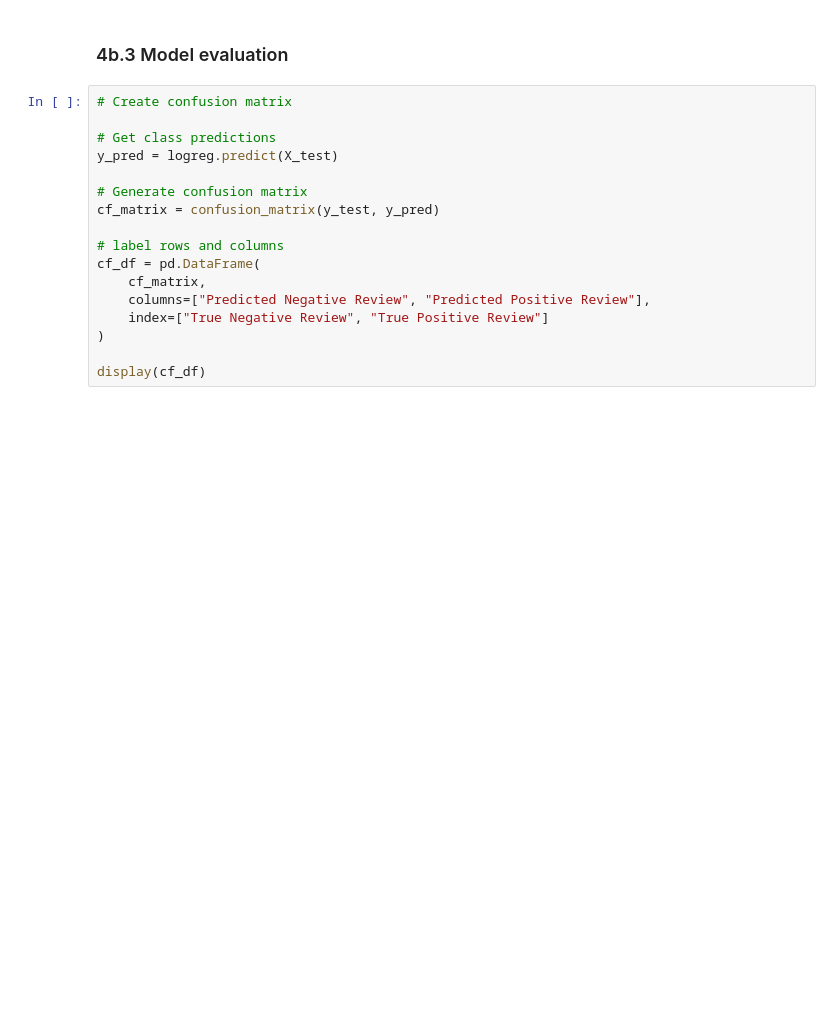
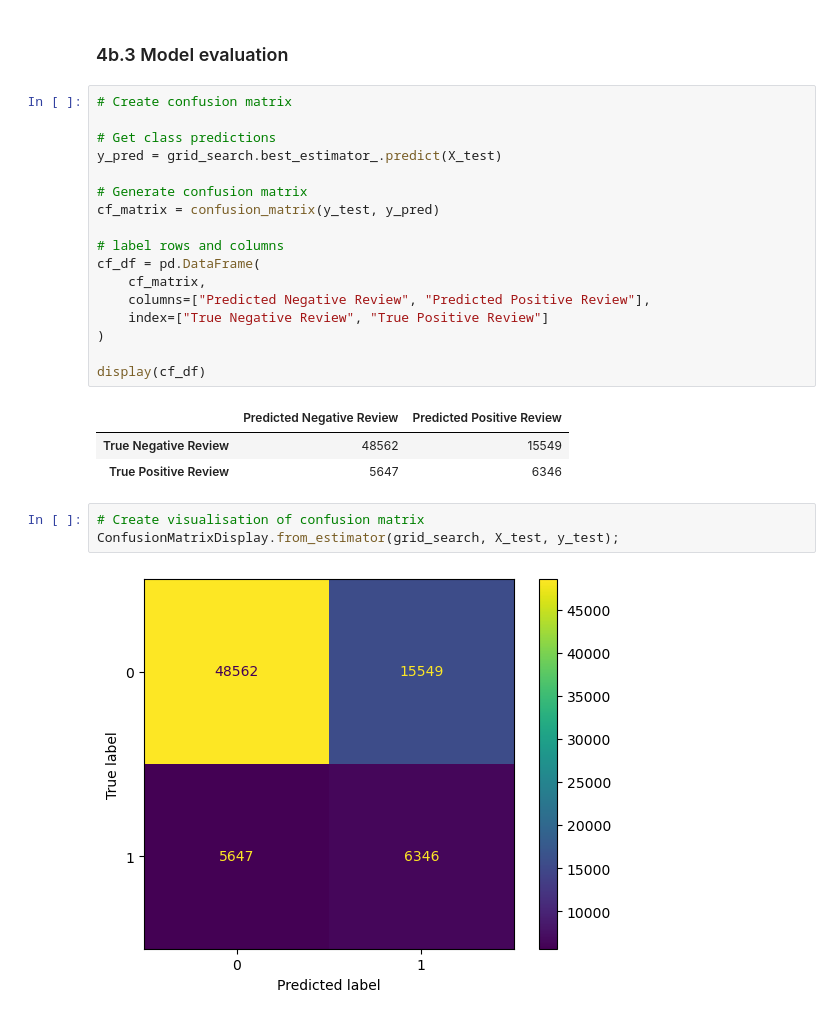
Before and after one commit to diego2017/capstone_disease_predictor, a Jupyter notebook: notebooks/04b-modelling_decision_tree_os.ipynb, the cells around one changed output. Saved outputs shown, nothing was run; the diff lists cells and outputs as text; blank space fills up the shorter version.

```diff
--- a/notebooks/04b-modelling_decision_tree.ipynb
+++ b/notebooks/04b-modelling_decision_tree_os.ipynb
@@ -156,7 +151,7 @@ Best estimator Pipeline(memory='/var/folders/6c/0s0k1hv53xn7g3bpzkggst1r0000gn/T
 # Create confusion matrix
 
 # Get class predictions
-y_pred = logreg.predict(X_test)
+y_pred = grid_search.best_estimator_.predict(X_test)
 
 # Generate confusion matrix
 cf_matrix = confusion_matrix(y_test, y_pred)
@@ -169,3 +164,12 @@ cf_df = pd.DataFrame(
 )
 
 display(cf_df)
+# %% [output]
+|  | Predicted Negative Review | Predicted Positive Review |
+| True Negative Review | 48562 | 15549 |
+| True Positive Review | 5647 | 6346 |
+# %%
+# Create visualisation of confusion matrix
+ConfusionMatrixDisplay.from_estimator(grid_search, X_test, y_test);
+# %% [output]
+[figure, added]
```
Also changed, not shown: parts of 4 cells of this notebook, 6 other files.
